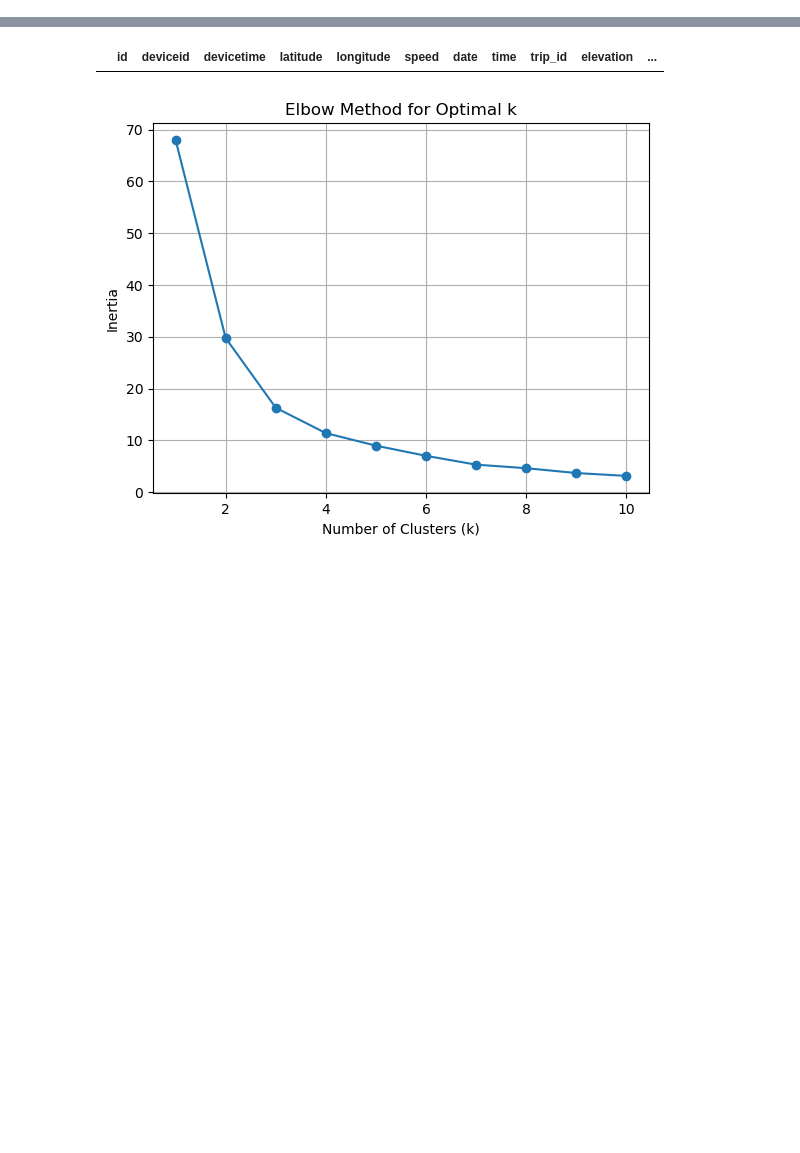
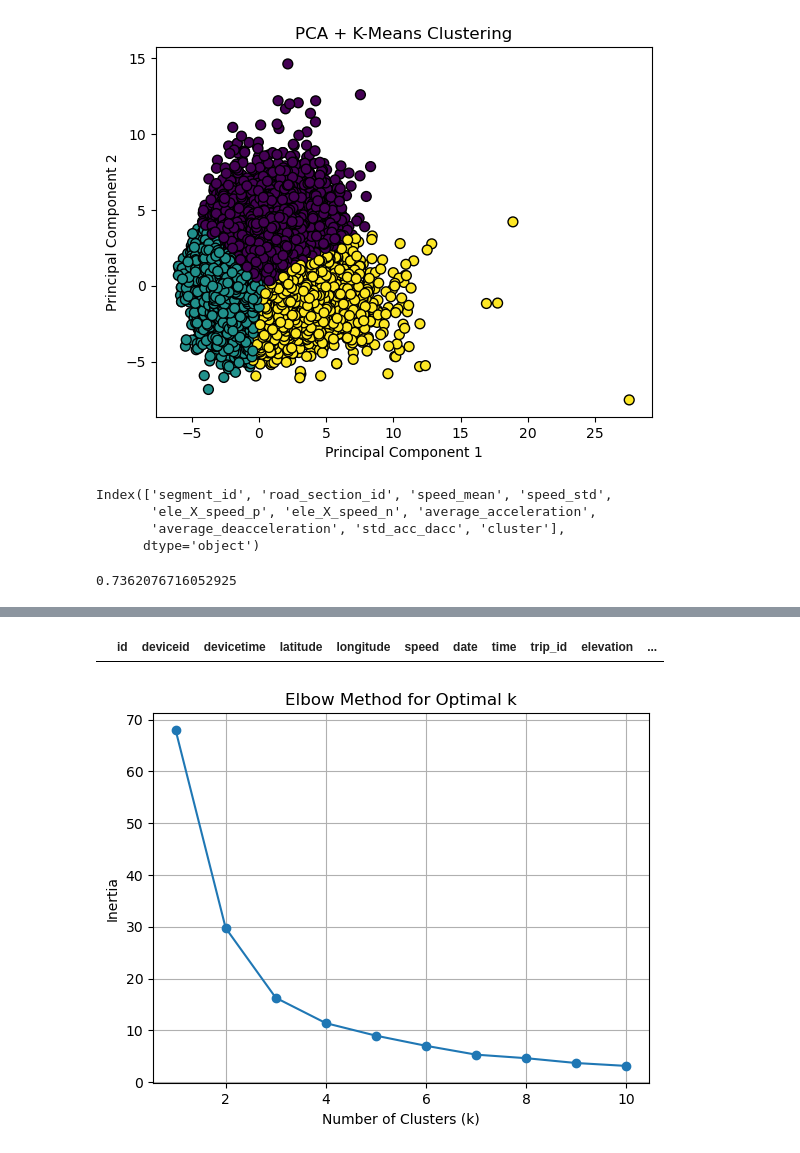
Before and after one commit to DriverBehaviour-FYP/Driver-Behaviour-Analysis, a Jupyter notebook: notebook/clustering/norms-method.ipynb, the cells around one changed output, grey strips where cells are left out. Drawn from its saved outputs; the diff is of its cells as text; code cells hidden in the pictures; blank space fills up the shorter version.

```diff
--- a/notebook/clustering/norms-method.ipynb
+++ b/notebook/clustering/norms-method.ipynb
@@ -40,0 +101,45 @@ for rs_id in segments['road_section_id'].unique():
+# %%
+import pandas as pd
+from sklearn.cluster import KMeans
+from sklearn.preprocessing import StandardScaler
+import matplotlib.pyplot as plt
+from sklearn.decomposition import PCA
+
+X = wrt_norms_df.drop(columns=["segment_id", "road_section_id"])
+
+# Standardize the data (important for K-Means)
+scaler = StandardScaler()
+X_scaled = scaler.fit_transform(X)
+
+# Apply PCA to reduce dimensionality
+pca = PCA(n_components=4)  # Set the number of components as needed
+principal_components = pca.fit_transform(X_scaled)
+
+# Create a DataFrame with the principal components
+principal_df = pd.DataFrame(data=principal_components, columns=['PC1', 'PC2', 'PC3', 'PC4'])
+
+# Perform K-Means clustering
+k = 3  # You can choose the number of clusters (k) as needed
+kmeans = KMeans(n_init=10,n_clusters=k, random_state=0)
+X['cluster'] = kmeans.fit_predict(X_scaled)
+
+# Fit K-Means on the principal components
+principal_df['cluster'] = kmeans.fit_predict(principal_components)
+
+X['PC1'] = principal_df['PC1']
+X['PC2'] = principal_df['PC2']
+X['PC3'] = principal_df['PC3']
+X['PC4'] = principal_df['PC4']
+
+# Plot the clusters in the reduced space
+plt.scatter(principal_df['PC1'], principal_df['PC2'], c=principal_df['cluster'], cmap='viridis', marker='o', s=50, edgecolors='k')
+plt.title('PCA + K-Means Clustering')
+plt.xlabel('Principal Component 1')
+plt.ylabel('Principal Component 2')
+plt.show()
+
+
+# Assuming 'data' is your DataFrame
+# data.to_csv('kmeans_clusters.csv', index=False)
+# %% [output]
+[figure, added]
@@ -40,0 +155,14 @@ for rs_id in segments['road_section_id'].unique():
+# %%
+out_wrt_norms_df.columns
+# %% [output]
+Index(['segment_id', 'road_section_id', 'speed_mean', 'speed_std',
+       'ele_X_speed_p', 'ele_X_speed_n', 'average_acceleration',
+       'average_deacceleration', 'std_acc_dacc', 'cluster'],
+      dtype='object')
+# %%
+# Apply PCA to reduce dimensionality
+pca = PCA(n_components=3)  # Set the number of components as needed
+principal_components = pca.fit_transform(X_scaled)
+sum(pca.explained_variance_ratio_)
+# %% [output]
+0.7362076716052925
```
Also changed, not shown: parts of 14 cells of this notebook, 1 other file.
